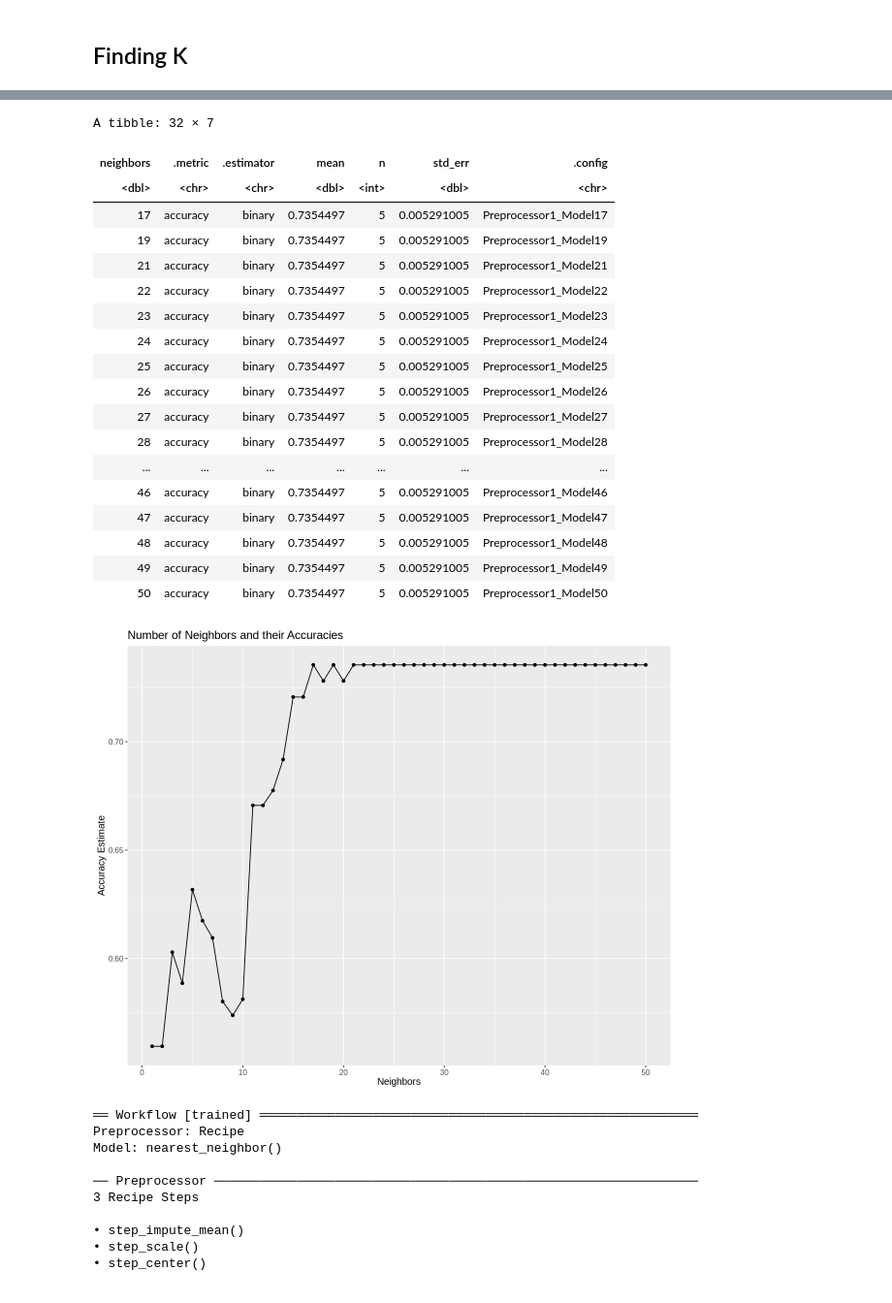
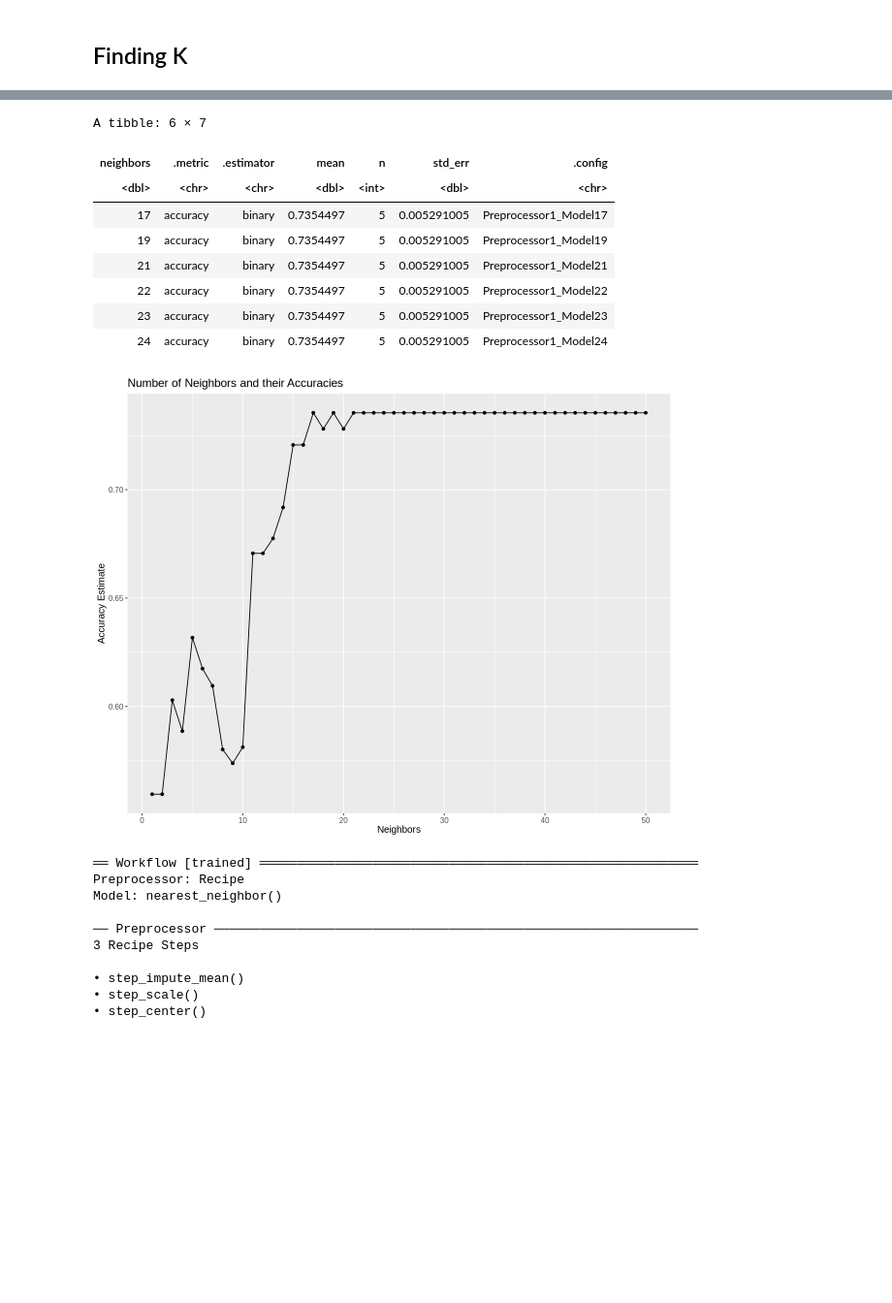
Before and after one commit to Shonh-debug/dsci-100-group-project-004-35, a Jupyter notebook: project_planning_final (1).ipynb, the cells around one changed output, grey strips where cells are left out. Shown at 97% size. Saved outputs shown, nothing was run; the diff lists cells and outputs as text; code cells hidden in the pictures; blank space fills up the shorter version.

Commit message:
Cleaned up accuracies table

```diff
--- a/project_planning_final (1).ipynb
+++ b/project_planning_final (1).ipynb
@@ -243,10 +243,10 @@ knn_results <- workflow() |>
 accuracies <- knn_results |>
   filter(.metric == "accuracy")
 
-best_row <- accuracies |>
+highest_accuracy <- accuracies |>
   slice_max(mean, n = 1)
 
-best_row
+head(highest_accuracy)
 
 Accuracy_graph <- ggplot(accuracies, aes(x = neighbors, y = mean)) +
   geom_point() +
@@ -256,44 +256,34 @@ Accuracy_graph <- ggplot(accuracies, aes(x = neighbors, y = mean)) +
 
 Accuracy_graph
 # %% [output]
 ══ Workflow ════════════════════════════════════════════════════════════════════
 Preprocessor: Recipe
 Model: nearest_neighbor()
 
 ── Preprocessor ────────────────────────────────────────────────────────────────
 3 Recipe Steps
 
 • step_impute_mean()
 • step_scale()
 • step_center()
 
 ── Model ───────────────────────────────────────────────────────────────────────
 K-Nearest Neighbor Model Specification (classification)
 
 Main Arguments:
   neighbors = tune()
   weight_func = rectangular
 
 Computational engine: kknn
-A tibble: 32 × 7
+A tibble: 6 × 7
 | neighbors | .metric | .estimator | mean | n | std_err | .config |
 | <dbl> | <chr> | <chr> | <dbl> | <int> | <dbl> | <chr> |
 | 17 | accuracy | binary | 0.7354497 | 5 | 0.005291005 | Preprocessor1_Model17 |
 | 19 | accuracy | binary | 0.7354497 | 5 | 0.005291005 | Preprocessor1_Model19 |
 | 21 | accuracy | binary | 0.7354497 | 5 | 0.005291005 | Preprocessor1_Model21 |
 | 22 | accuracy | binary | 0.7354497 | 5 | 0.005291005 | Preprocessor1_Model22 |
 | 23 | accuracy | binary | 0.7354497 | 5 | 0.005291005 | Preprocessor1_Model23 |
 | 24 | accuracy | binary | 0.7354497 | 5 | 0.005291005 | Preprocessor1_Model24 |
-| 25 | accuracy | binary | 0.7354497 | 5 | 0.005291005 | Preprocessor1_Model25 |
-| 26 | accuracy | binary | 0.7354497 | 5 | 0.005291005 | Preprocessor1_Model26 |
-| 27 | accuracy | binary | 0.7354497 | 5 | 0.005291005 | Preprocessor1_Model27 |
-| 28 | accuracy | binary | 0.7354497 | 5 | 0.005291005 | Preprocessor1_Model28 |
-| ... | ... | ... | ... | ... | ... | ... |
-| 46 | accuracy | binary | 0.7354497 | 5 | 0.005291005 | Preprocessor1_Model46 |
-| 47 | accuracy | binary | 0.7354497 | 5 | 0.005291005 | Preprocessor1_Model47 |
-| 48 | accuracy | binary | 0.7354497 | 5 | 0.005291005 | Preprocessor1_Model48 |
-| 49 | accuracy | binary | 0.7354497 | 5 | 0.005291005 | Preprocessor1_Model49 |
-| 50 | accuracy | binary | 0.7354497 | 5 | 0.005291005 | Preprocessor1_Model50 |
 [figure]
 # %%
 players_spec <- nearest_neighbor(weight_func = "rectangular",
```
